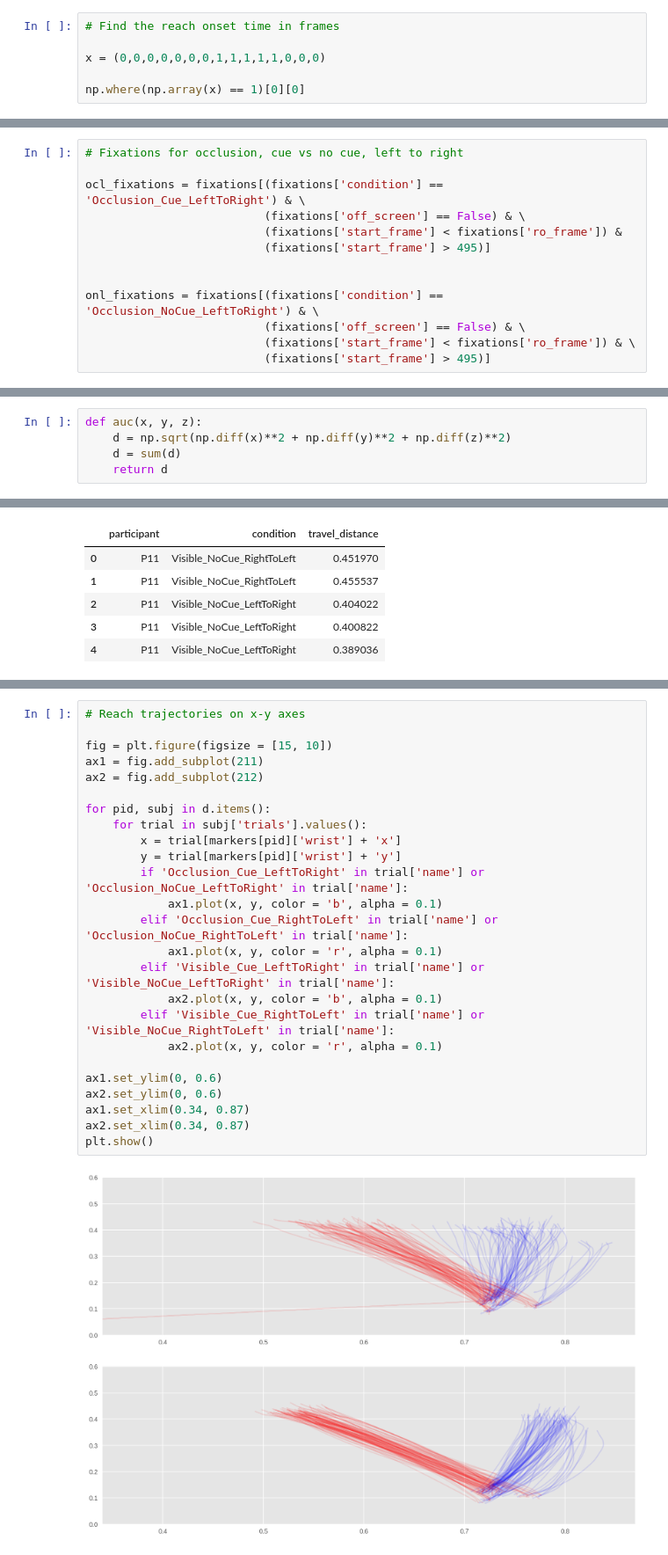
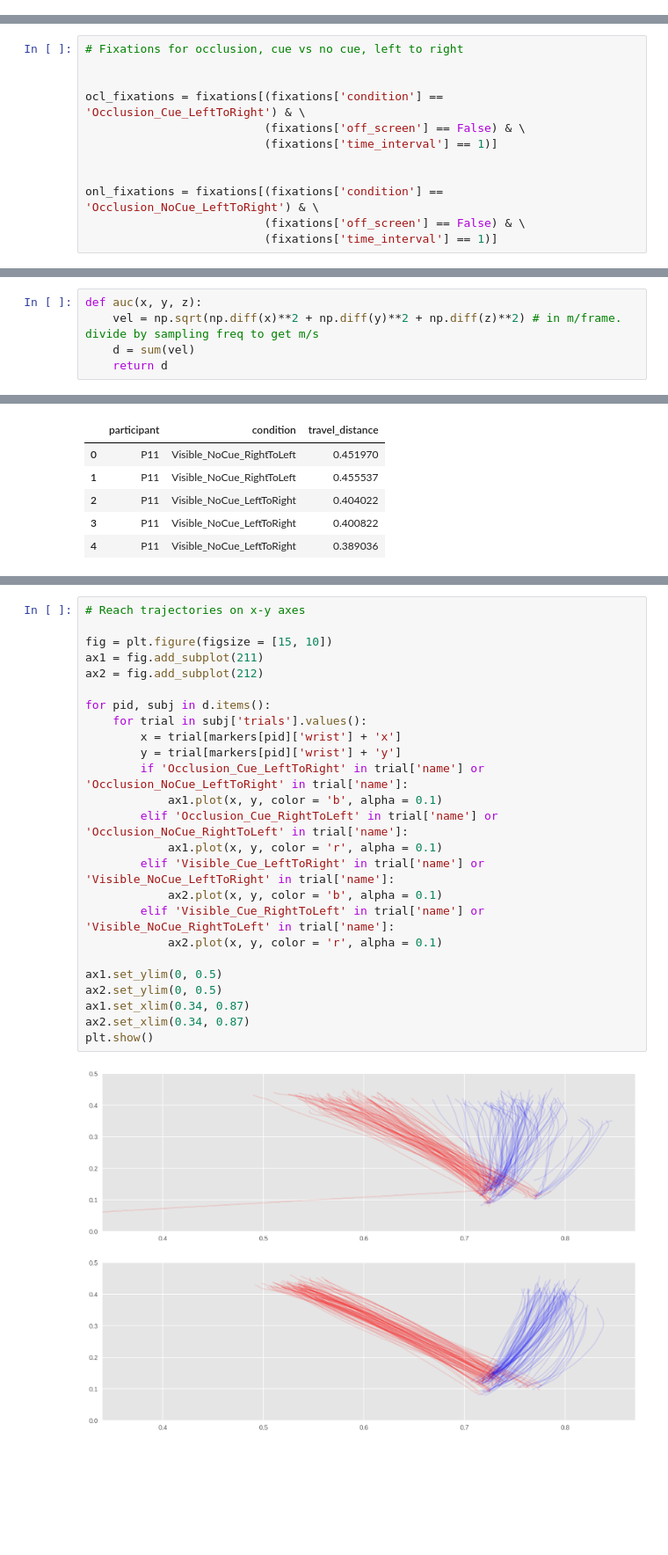
Before and after one commit to Roman-Belenya/perception_and_action, a Jupyter notebook: explore.ipynb, the cells around one changed output, grey strips where cells are left out. Shown at 88% size. Saved outputs shown, nothing was run; the diff lists cells and outputs as text; blank space fills up the shorter version.

```diff
--- a/explore.ipynb
+++ b/explore.ipynb
@@ -205,6 +236,0 @@ fixations['distance_to'] = distance
-# %%
-# Find the reach onset time in frames
-
-x = (0,0,0,0,0,0,0,1,1,1,1,1,0,0,0)
-
-np.where(np.array(x) == 1)[0][0]
@@ -229,16 +259,15 @@ fixations[:5]
 # %%
 # Fixations for occlusion, cue vs no cue, left to right
 
+
 ocl_fixations = fixations[(fixations['condition'] == 'Occlusion_Cue_LeftToRight') & \
                           (fixations['off_screen'] == False) & \
-                          (fixations['start_frame'] < fixations['ro_frame']) &
-                          (fixations['start_frame'] > 495)]
+                          (fixations['time_interval'] == 1)]
 
 
 onl_fixations = fixations[(fixations['condition'] == 'Occlusion_NoCue_LeftToRight') & \
                           (fixations['off_screen'] == False) & \
-                          (fixations['start_frame'] < fixations['ro_frame']) & \
-                          (fixations['start_frame'] > 495)]
+                          (fixations['time_interval'] == 1)]
 # %%
 fig = plt.figure(figsize = [15, 10])
 ax1 = fig.add_subplot(211)
@@ -399,8 +476,8 @@ plt.show()
 ## Reaching movement
 # %%
 def auc(x, y, z):
-    d = np.sqrt(np.diff(x)**2 + np.diff(y)**2 + np.diff(z)**2)
-    d = sum(d)
+    vel = np.sqrt(np.diff(x)**2 + np.diff(y)**2 + np.diff(z)**2) # in m/frame. divide by sampling freq to get m/s
+    d = sum(vel)
     return d
 # %%
 # Find the reach travel distance for wrist
@@ -441,27 +518,27 @@ plt.show()
 # %%
 # Reach trajectories on x-y axes
 
 fig = plt.figure(figsize = [15, 10])
 ax1 = fig.add_subplot(211)
 ax2 = fig.add_subplot(212)
 
 for pid, subj in d.items():
     for trial in subj['trials'].values():
         x = trial[markers[pid]['wrist'] + 'x']
         y = trial[markers[pid]['wrist'] + 'y']
         if 'Occlusion_Cue_LeftToRight' in trial['name'] or 'Occlusion_NoCue_LeftToRight' in trial['name']:
             ax1.plot(x, y, color = 'b', alpha = 0.1)
         elif 'Occlusion_Cue_RightToLeft' in trial['name'] or 'Occlusion_NoCue_RightToLeft' in trial['name']:
             ax1.plot(x, y, color = 'r', alpha = 0.1)
         elif 'Visible_Cue_LeftToRight' in trial['name'] or 'Visible_NoCue_LeftToRight' in trial['name']:
             ax2.plot(x, y, color = 'b', alpha = 0.1)
         elif 'Visible_Cue_RightToLeft' in trial['name'] or 'Visible_NoCue_RightToLeft' in trial['name']:
             ax2.plot(x, y, color = 'r', alpha = 0.1)
 
-ax1.set_ylim(0, 0.6)
-ax2.set_ylim(0, 0.6)
+ax1.set_ylim(0, 0.5)
+ax2.set_ylim(0, 0.5)
 ax1.set_xlim(0.34, 0.87)
 ax2.set_xlim(0.34, 0.87)
 plt.show()
 # %% [output]
-[figure, old version]
+[figure, new version]
```
Also changed, not shown: parts of 14 cells of this notebook, 1 other file.
